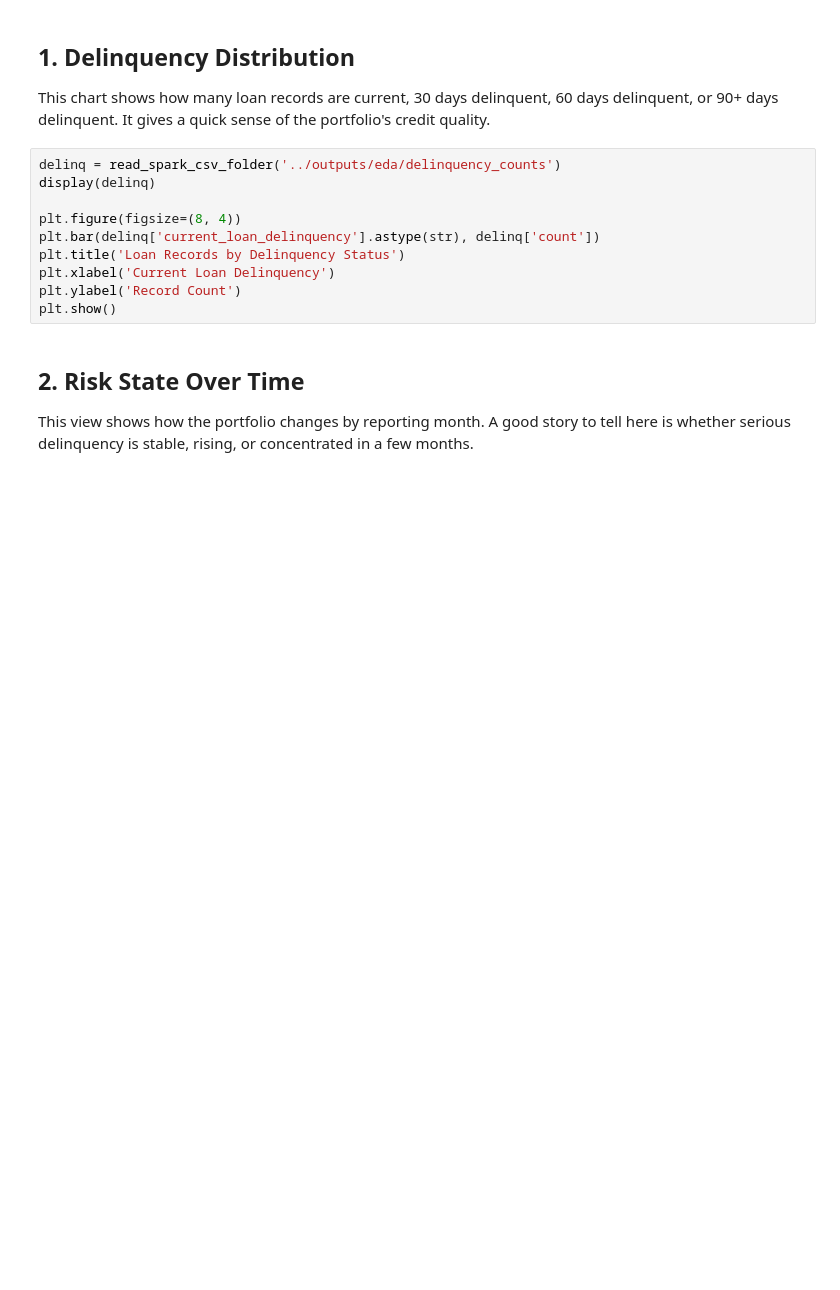
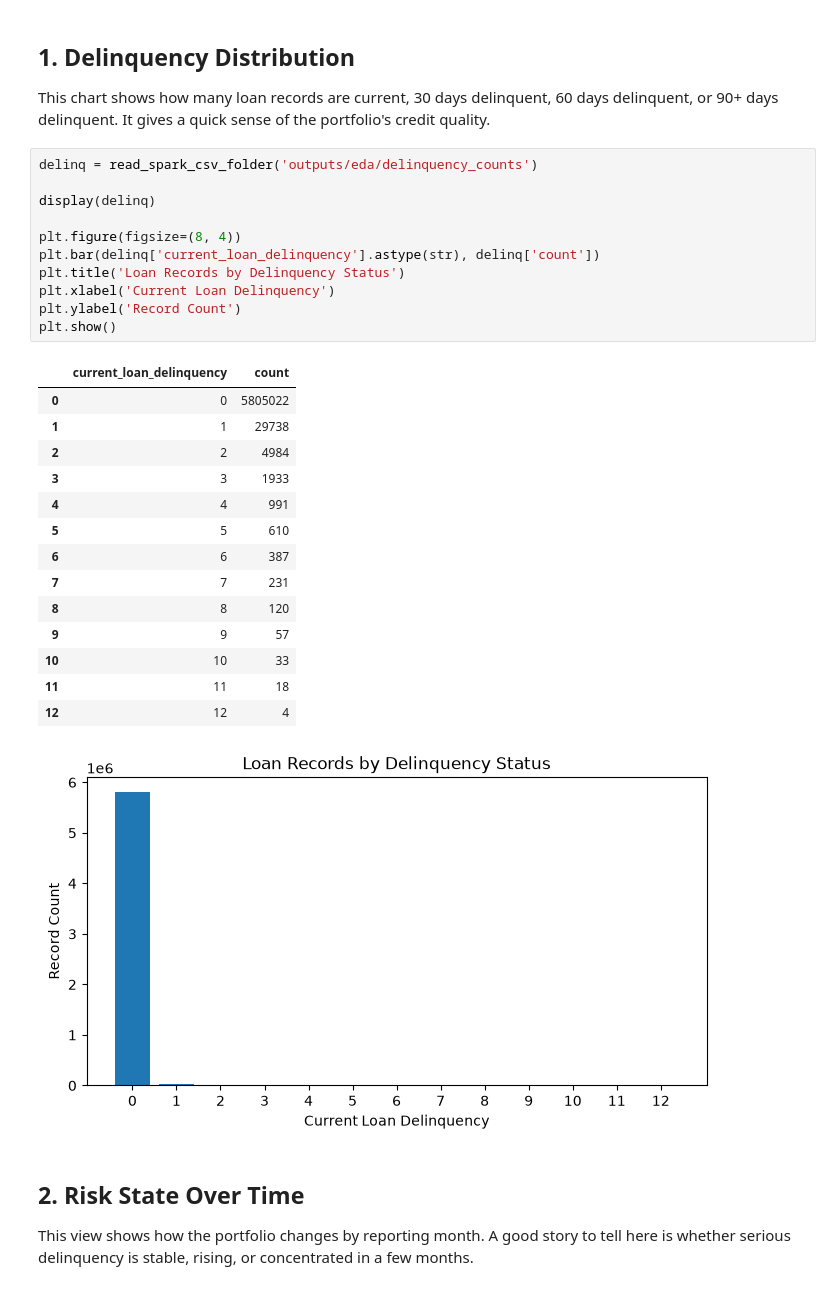
Before and after one commit to camoako119/credit_stress_testing, a Jupyter notebook: notebooks/exploratory_analysis.ipynb, the cells around one changed output. Drawn from its saved outputs; the diff is of its cells as text; blank space fills up the shorter version.

```diff
--- a/notebooks/exploratory_analysis.ipynb
+++ b/notebooks/exploratory_analysis.ipynb
@@ -115,15 +160,32 @@ def read_spark_csv_folder(path):
 
 This chart shows how many loan records are current, 30 days delinquent, 60 days delinquent, or 90+ days delinquent. It gives a quick sense of the portfolio's credit quality.
 # %%
-delinq = read_spark_csv_folder('../outputs/eda/delinquency_counts')
+delinq = read_spark_csv_folder('outputs/eda/delinquency_counts')
+
 display(delinq)
 
 plt.figure(figsize=(8, 4))
 plt.bar(delinq['current_loan_delinquency'].astype(str), delinq['count'])
 plt.title('Loan Records by Delinquency Status')
 plt.xlabel('Current Loan Delinquency')
 plt.ylabel('Record Count')
 plt.show()
+# %% [output]
+|  | current_loan_delinquency | count |
+| 0 | 0 | 5805022 |
+| 1 | 1 | 29738 |
+| 2 | 2 | 4984 |
+| 3 | 3 | 1933 |
+| 4 | 4 | 991 |
+| 5 | 5 | 610 |
+| 6 | 6 | 387 |
+| 7 | 7 | 231 |
+| 8 | 8 | 120 |
+| 9 | 9 | 57 |
+| 10 | 10 | 33 |
+| 11 | 11 | 18 |
+| 12 | 12 | 4 |
+[figure, added]
 # %% [markdown]
 ## 2. Risk State Over Time
 
```
Also changed, not shown: parts of 9 cells of this notebook.
